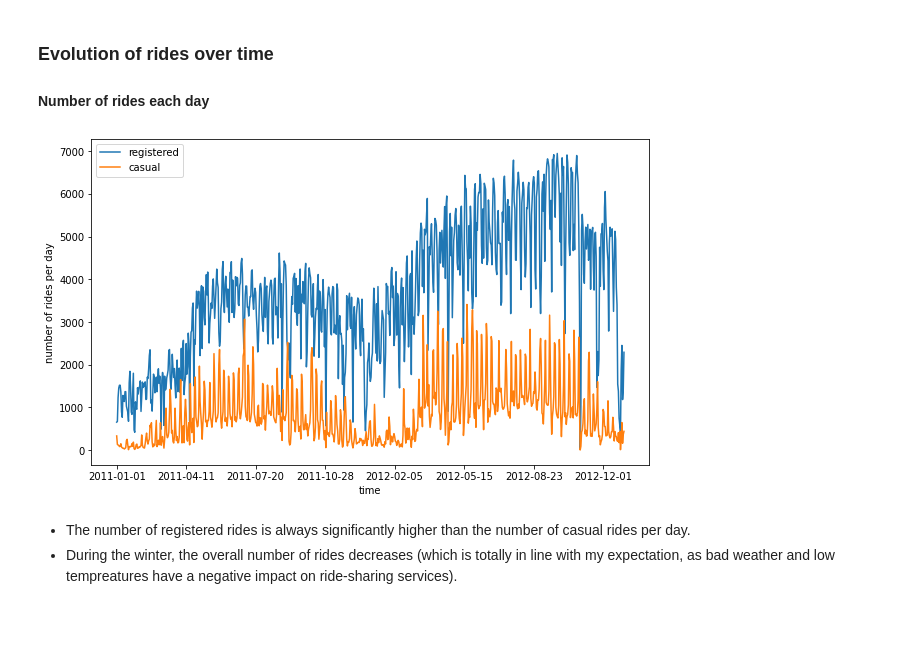
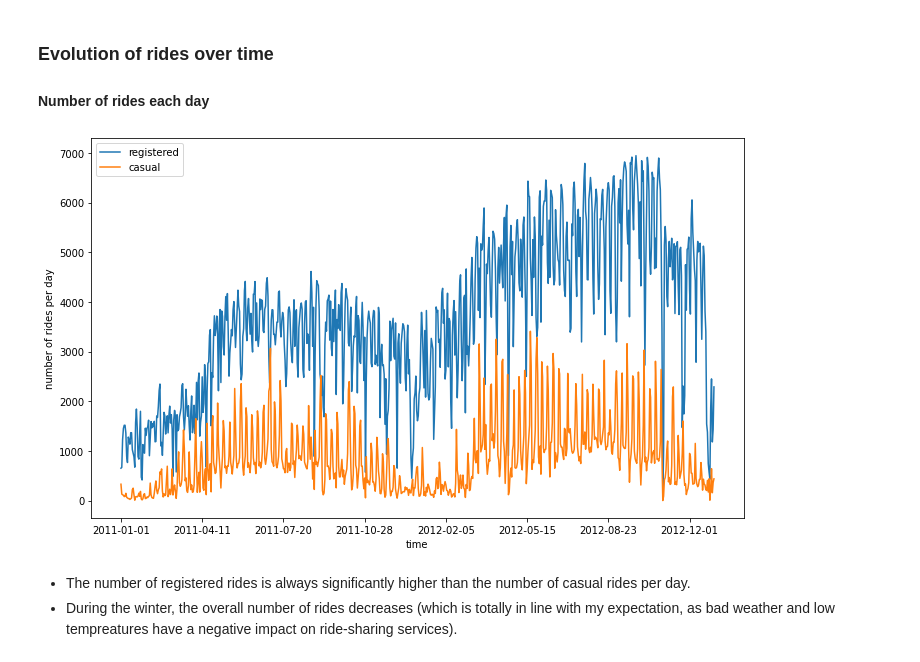
Before and after one commit to manuelinfosec/bike-sharing-analysis, a Jupyter notebook: main.ipynb, the cells around one changed output. Drawn from its saved outputs; the diff is of its cells as text; code cells hidden in the pictures; blank space fills up the shorter version.

Commit message:
Tight layout

```diff
--- a/main.ipynb
+++ b/main.ipynb
@@ -153,15 +154,16 @@ plt.show()
 # %%
 # plot evolution of rides over time
 plot_data  = preprocessed_data[['registered', 'casual', 'dteday']]
 ax = plot_data.groupby('dteday').sum().plot(figsize=(10,6))
 
 ax.set_xlabel("time")
 ax.set_ylabel("number of rides per day")
+plt.tight_layout()
 
-plt.savefig("figs/rides_daily.png", format='png')
+plt.savefig("figs/rides_daily.png", format='jpeg')
 plt.show()
 # %% [output]
-[figure, old version]
+[figure, new version]
 # %% [markdown]
 - The number of registered rides is always significantly higher than the number of casual rides per day.
 - During the winter, the overall number of rides decreases (which is totally in line with my expectation, as bad weather and low tempreatures have a negative impact on ride-sharing services).
```
Also changed, not shown: parts of 2 cells of this notebook, 4 other files.
